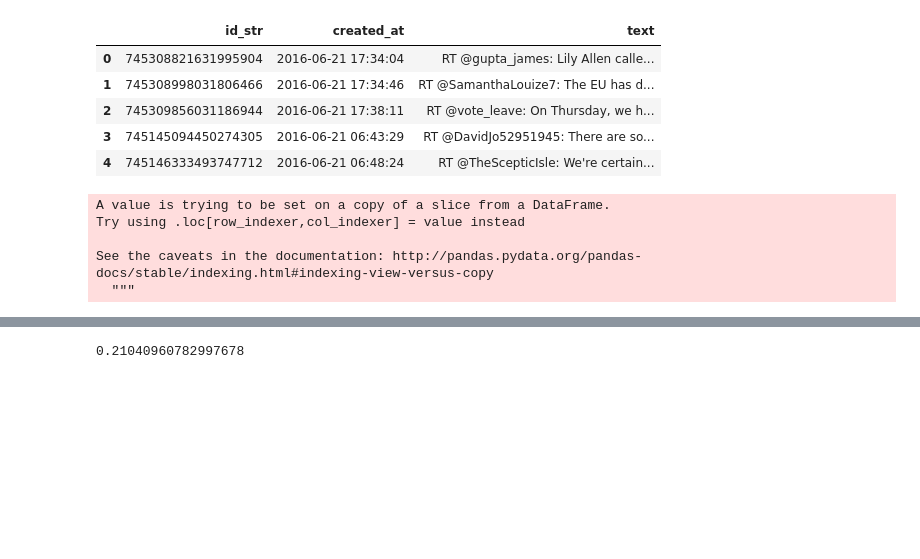
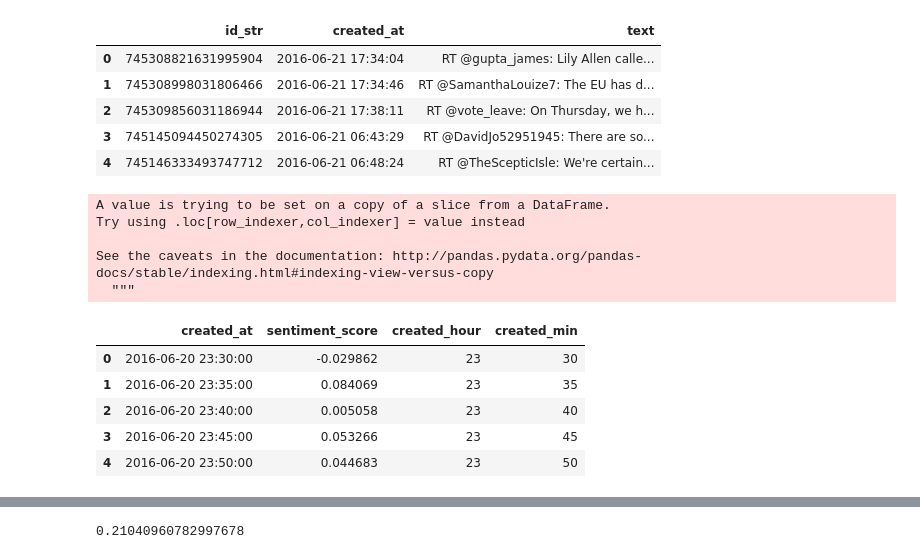
Before and after one commit to LiquanChai/DS4D, a Jupyter notebook: human_analysis.ipynb, the cells around one changed output, grey strips where cells are left out. Cells and saved outputs as stored; diff of their text form; code cells hidden in the pictures; blank space fills up the shorter version.

```diff
--- a/human_analysis.ipynb
+++ b/human_analysis.ipynb
@@ -231,0 +235,11 @@ sentiment_plot_data = time_sentiment.groupby(pd.Grouper(key='created_at', freq='
+# %%
+sentiment_plot_data['created_hour']= sentiment_plot_data['created_at'].apply(lambda x: x.hour)
+sentiment_plot_data['created_min']= sentiment_plot_data['created_at'].apply(lambda x: x.minute)
+sentiment_plot_data.head()
+# %% [output]
+|  | created_at | sentiment_score | created_hour | created_min |
+| 0 | 2016-06-20 23:30:00 | -0.029862 | 23 | 30 |
+| 1 | 2016-06-20 23:35:00 | 0.084069 | 23 | 35 |
+| 2 | 2016-06-20 23:40:00 | 0.005058 | 23 | 40 |
+| 3 | 2016-06-20 23:45:00 | 0.053266 | 23 | 45 |
+| 4 | 2016-06-20 23:50:00 | 0.044683 | 23 | 50 |
```
Also changed, not shown: parts of 9 cells of this notebook, 3 other files.
